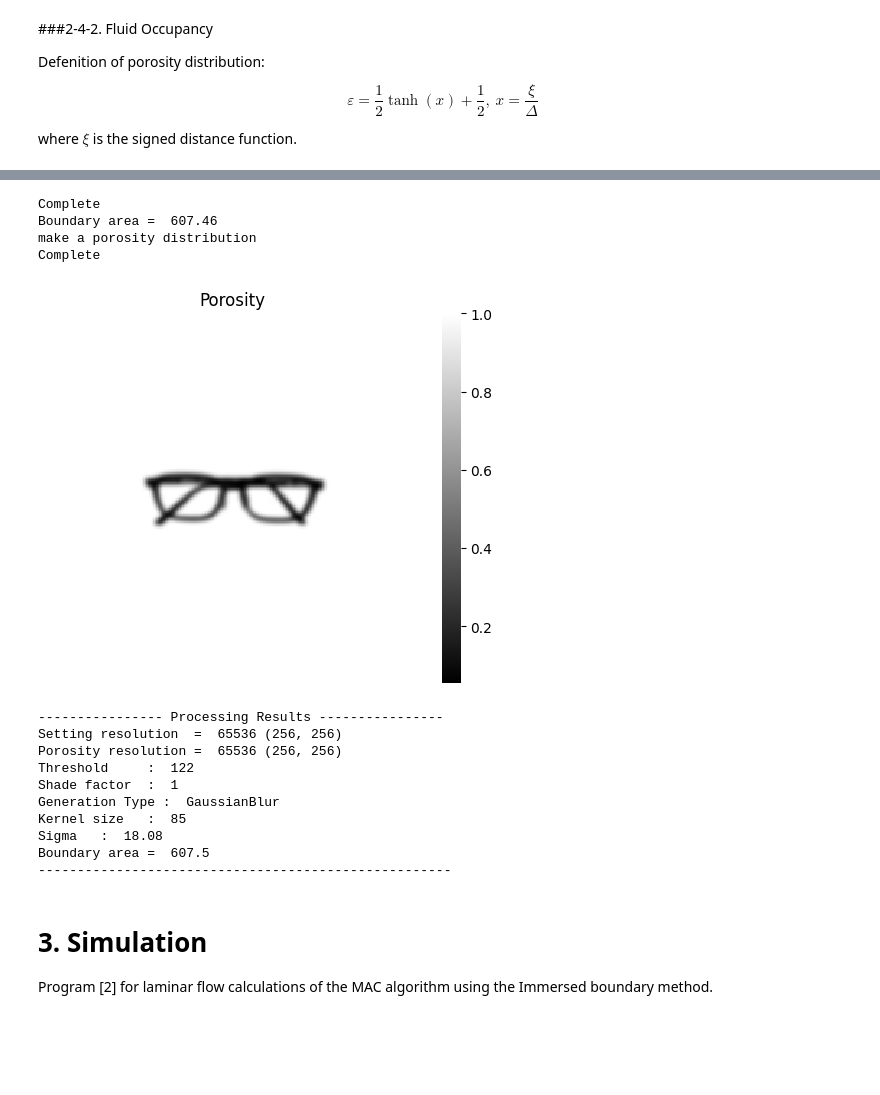
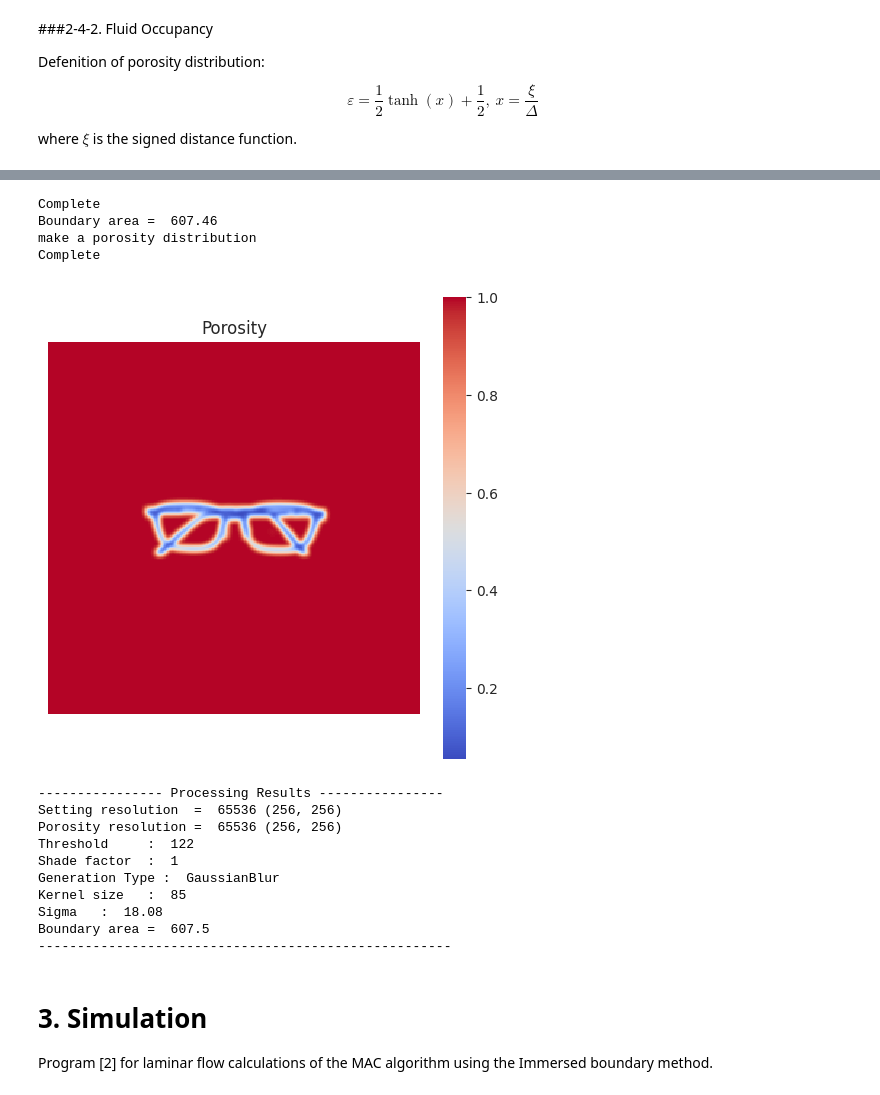
Before and after one commit to nobu-n2002/PixelNote, a Jupyter notebook: PixelNote.ipynb, the cells around one changed output, grey strips where cells are left out. Drawn from its saved outputs; the diff is of its cells as text; code cells hidden in the pictures; blank space fills up the shorter version.

```diff
--- a/PixelNote.ipynb
+++ b/PixelNote.ipynb
@@ -554,36 +549,41 @@ with open('data/porosity.csv', "w") as file:
     for j in range(1, h_resized+1):
         for i in range(1, w_resized+1):
             file.write(f"{int(i)}, {int(j)}, 1, {(porosity[h_resized - (j), (i -1)]):.5f}\n")
 
 with open('logs/process.txt', 'w', encoding='utf-8') as f:
     print('---------------- Processing Results ----------------', file=f)
     print('Setting resolution  = ', porosity.shape[0]*porosity.shape[1], porosity.shape, file=f)
     print('Porosity resolution = ', (data_write.shape[0]-1)*data_write.shape[1], data_write[1:,:].shape, file=f)
     print('Threshold     : ', threshold, file=f)
     print('Shade factor  : ', shade_factor, file=f)
     print('Generation Type : ', generation_type, file=f)
     if generation_type == 'GaussianBlur':
       print('Kernel size   : ', ksize, file=f)
       print('Sigma   : ', format(sigma,".4"), file=f)
     print('Boundary area = ', format(S, ".4"), file=f)
     print('-----------------------------------------------------', file=f)
 
 print('Complete')
 
+
+# Display images side by side using subplot
+fig, ax = plt.subplots(figsize=(6, 6))
+
 # Visualize porosity distribution using heatmap
-sns.heatmap(porosity, cmap="gray", xticklabels=False, yticklabels=False, square=True)
+sns.heatmap(porosity, cmap="coolwarm", xticklabels=False, yticklabels=False, square=True, ax=ax)
+ax.set_title("Porosity")
+
 plt.savefig(file_name_output)
-plt.title("Porosity")
 plt.show()
 
 # Display the content of the process.txt file
 %cat logs/process.txt
 # %% [output]
 Complete
 Boundary area =  607.46
 make a porosity distribution
 Complete
-[figure, old version]
+[figure, new version]
 ---------------- Processing Results ----------------
 Setting resolution  =  65536 (256, 256)
 Porosity resolution =  65536 (256, 256)
```
Also changed, not shown: parts of 10 cells of this notebook.
